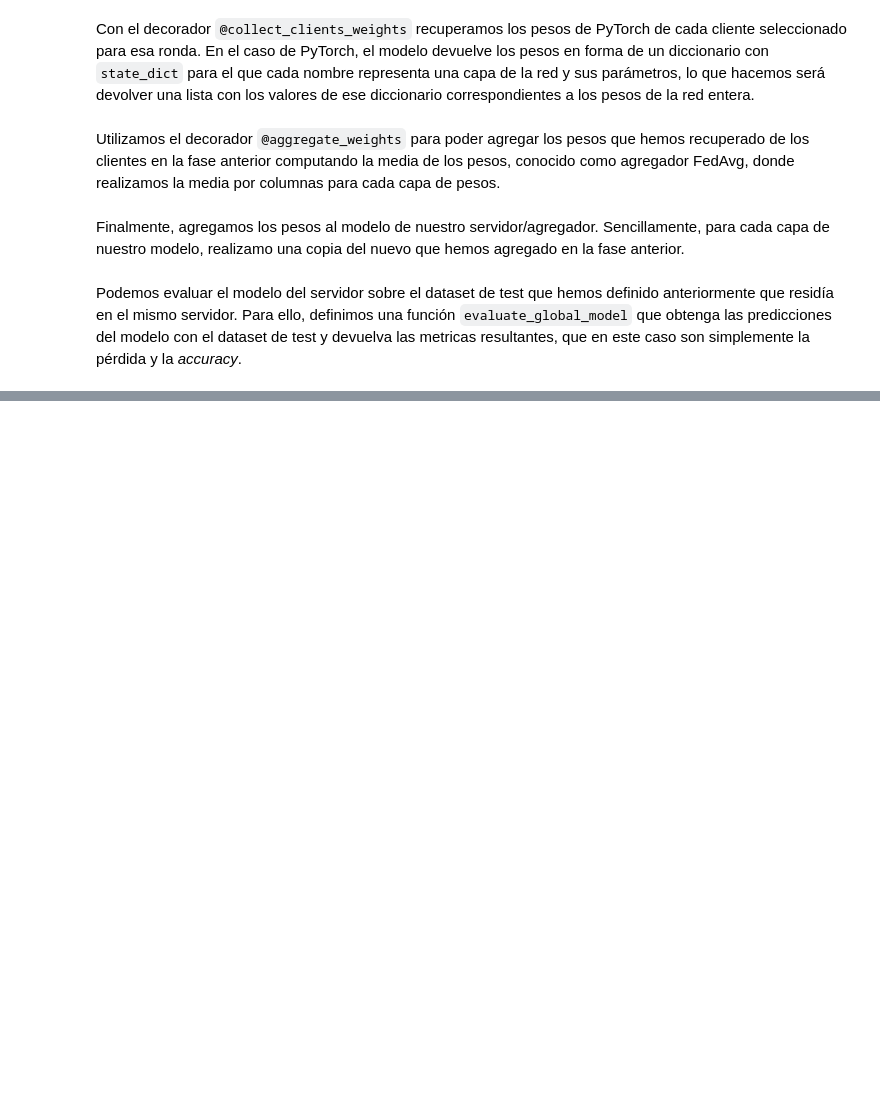
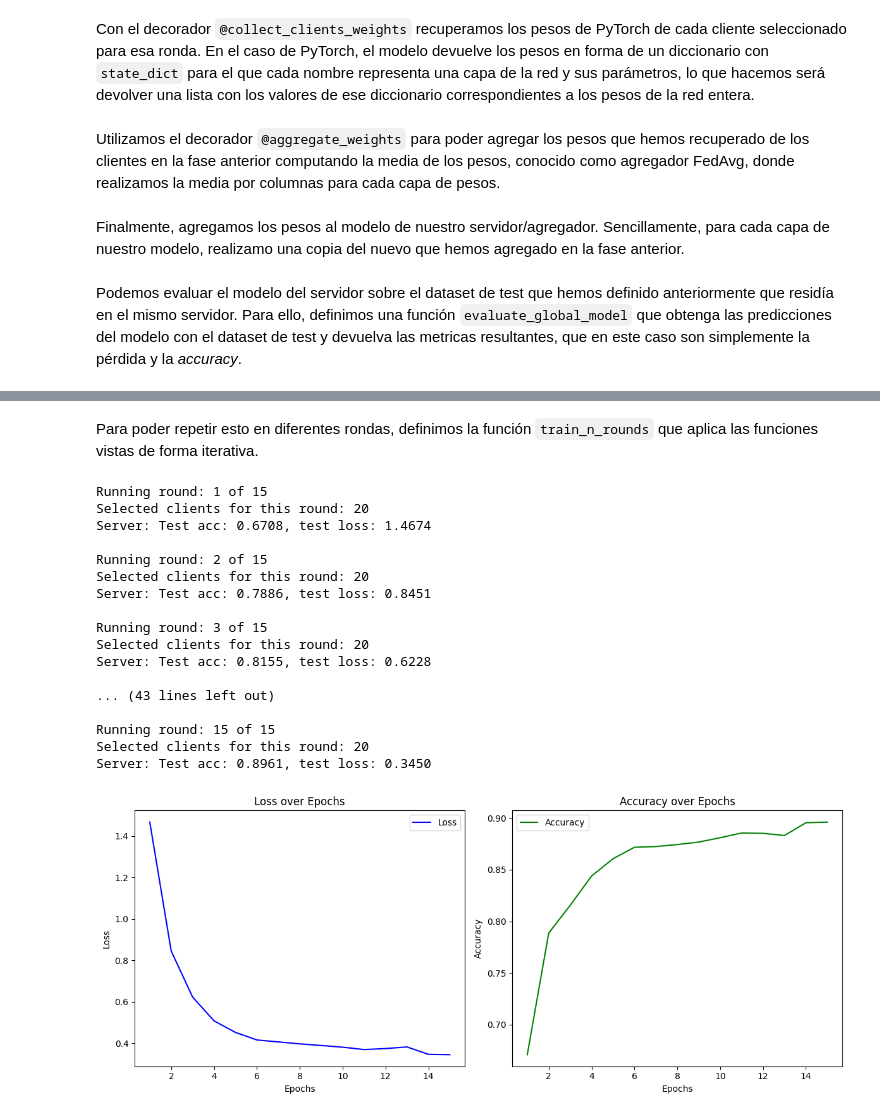
Before and after one commit to mayoras/flex-cs, a Jupyter notebook: notebooks/active-mnist.ipynb, the cells around one changed output, grey strips where cells are left out. Saved outputs shown, nothing was run; the diff lists cells and outputs as text; code cells hidden in the pictures; blank space fills up the shorter version.

```diff
--- a/notebooks/active-mnist.ipynb
+++ b/notebooks/active-mnist.ipynb
@@ -260,0 +289,52 @@ Accuracy (test): 0.51695
+# %% [markdown]
+Para poder repetir esto en diferentes rondas, definimos la función `train_n_rounds` que aplica las funciones vistas de forma iterativa.
+# %%
+def train_n_rounds(n_rounds, clients_per_round=20):
+    pool = FlexPool.client_server_pool(
+        fed_dataset=flex_dataset, server_id=server_id, init_func=build_server_model
+    )
+    losses = []
+    accuracies = []
+    for i in range(n_rounds):
+        print(f"\nRunning round: {i+1} of {n_rounds}")
+        selected_clients_pool = pool.clients.select(clients_per_round)
+        selected_clients = selected_clients_pool.clients
+        print(f"Selected clients for this round: {len(selected_clients)}")
+        # Deploy the server model to the selected clients
+        pool.servers.map(copy_server_model_to_clients, selected_clients)
+        # Each selected client trains her model
+        selected_clients.map(train)
+        # The aggregador collects weights from the selected clients and aggregates them
+        pool.aggregators.map(get_clients_weights, selected_clients)
+        pool.aggregators.map(aggregate_with_fedavg)
+        # The aggregator send its aggregated weights to the server
+        pool.aggregators.map(set_agreggated_weights_to_server, pool.servers)
+        metrics = pool.servers.map(evaluate_global_model)
+        loss, acc = metrics[0]
+        losses.append(loss)
+        accuracies.append(acc)
+        print(f"Server: Test acc: {acc:.4f}, test loss: {loss:.4f}")
+
+    return losses, accuracies
+# %%
+losses, accuracies = train_n_rounds(15)
+plot_loss_accuracy(losses, accuracies)
+# %% [output]
+Running round: 1 of 15
+Selected clients for this round: 20
+Server: Test acc: 0.6708, test loss: 1.4674
+
+Running round: 2 of 15
+Selected clients for this round: 20
+Server: Test acc: 0.7886, test loss: 0.8451
+
+Running round: 3 of 15
+Selected clients for this round: 20
+Server: Test acc: 0.8155, test loss: 0.6228
+
+... (43 lines left out)
+
+Running round: 15 of 15
+Selected clients for this round: 20
+Server: Test acc: 0.8961, test loss: 0.3450
+[figure, added]
```
Also changed, not shown: parts of 23 cells of this notebook.
